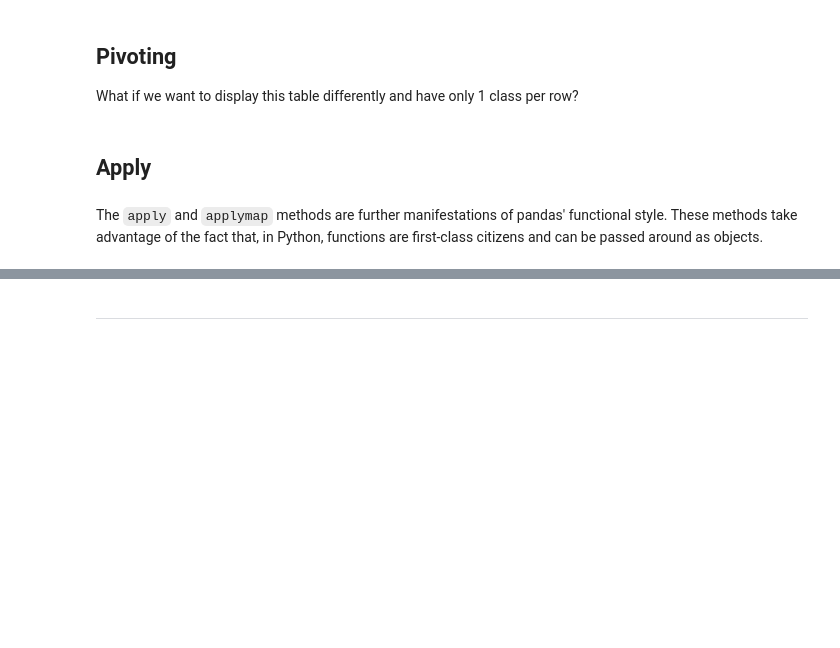
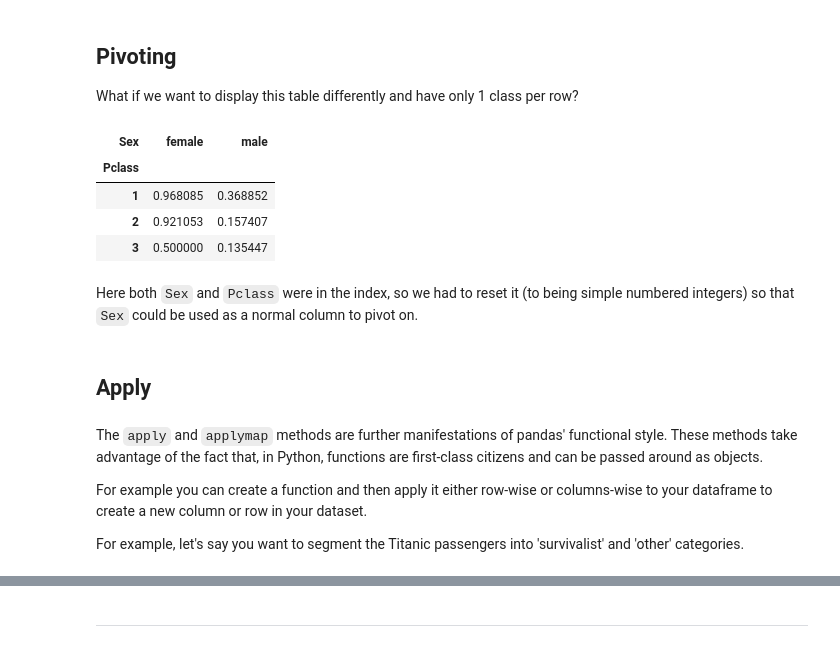
Before and after one commit to jackiekazil/intro_pandas, a Jupyter notebook: pandas_tutorial.ipynb, the cells around one changed output, grey strips where cells are left out. Cells and saved outputs as stored; diff of their text form; code cells hidden in the pictures; blank space fills up the shorter version.

Commit message:
added pivot, apply, and started expanding the case study

```diff
--- a/pandas_tutorial.ipynb
+++ b/pandas_tutorial.ipynb
@@ -449,7 +449,8 @@ What if you wanted to see the percentage of people who survived by gender and cl
 ## Aggregating
 First you aggregate your data by gender and class while taking the average of the survived variable
 # %%
-titanic.groupby(['Sex', 'Pclass']).mean()[['Survived']]
+survival = titanic.groupby(['Sex', 'Pclass']).mean()[['Survived']]
+survival
 # %% [output]
 |  |  | Survived |
 | Sex | Pclass |  |
@@ -462,7 +463,21 @@ titanic.groupby(['Sex', 'Pclass']).mean()[['Survived']]
 # %% [markdown]
 ## Pivoting
 What if we want to display this table differently and have only 1 class per row?
+# %%
+survival.reset_index().pivot_table(values='Survived', index=['Pclass'], columns='Sex')
+# %% [output]
+| Sex | female | male |
+| Pclass |  |  |
+| 1 | 0.968085 | 0.368852 |
+| 2 | 0.921053 | 0.157407 |
+| 3 | 0.500000 | 0.135447 |
+# %% [markdown]
+Here both `Sex` and `Pclass` were in the index, so we had to reset it (to being simple numbered integers) so that `Sex` could be used as a normal column to pivot on.
 # %% [markdown]
 ## Apply
 # %% [markdown]
 The `apply` and `applymap` methods are further manifestations of pandas' functional style. These methods take advantage of the fact that, in Python, functions are first-class citizens and can be passed around as objects.
+
+For example you can create a function and then apply it either row-wise or columns-wise to your dataframe to create a new column or row in your dataset.
+
+For example, let's say you want to segment the Titanic passengers into 'survivalist' and 'other' categories.
```
Also changed, not shown: parts of 4 cells of this notebook, 1 other file.
